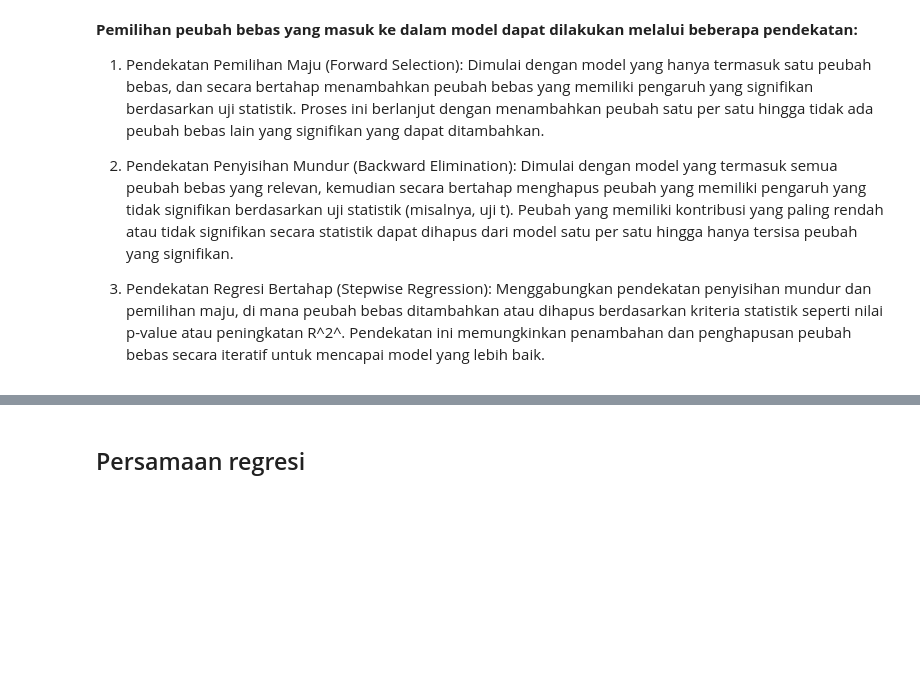
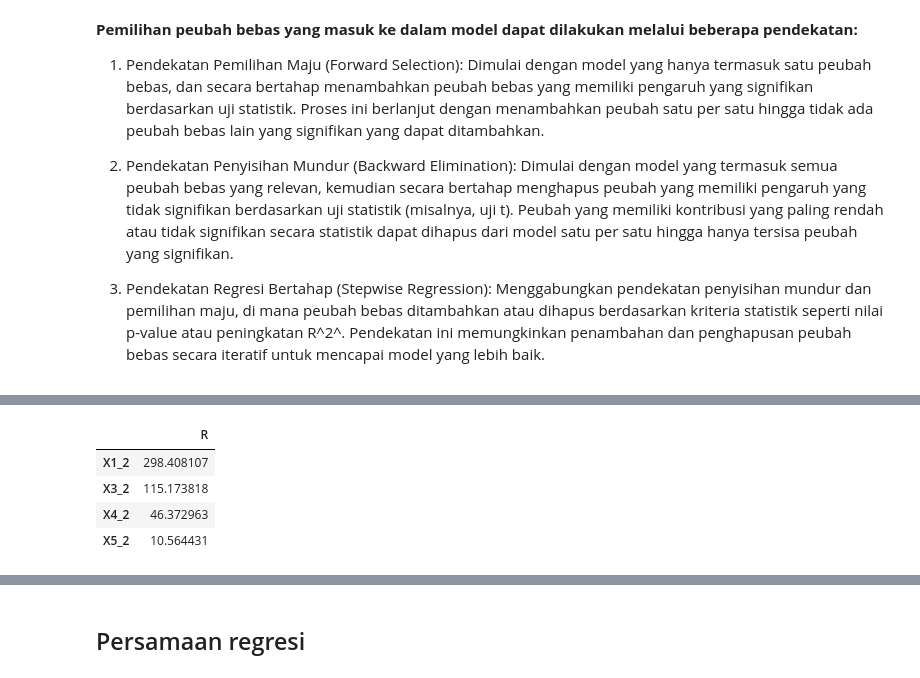
Before and after one commit to mzkki25/stepwise-linear-regression-without-libraries, a Jupyter notebook: regresi_linear.ipynb, the cells around one changed output, grey strips where cells are left out. Drawn from its saved outputs; the diff is of its cells as text; code cells hidden in the pictures; blank space fills up the shorter version.

```diff
--- a/regresi_linear.ipynb
+++ b/regresi_linear.ipynb
@@ -519,0 +462,19 @@ Maka, X4_123 tidak masuk ke dalam model
+# %%
+# Mencari nilai s^2 (rataan kuadrat galat untuk model yang memuat X2)
+X = np.array([[1, df['X2'][i]] for i in range(len(df))]) # Y = B0 + B2X2
+b = np.linalg.inv(X.T.dot(X)).dot(X.T).dot(Y)
+g = X.T.dot(Y)
+
+JKT = 0
+for i in range(len(Y)):
+    JKT += Y[i]**2
+JKT = JKT - (np.sum(Y)**2) / len(Y)
+
+JKR = 0
+for i in range(len(b)):
+    JKR += b[i] * g[i]
+JKR = JKR - (np.sum(Y)**2) / len(Y)
+
+JKG = JKT - JKR
+s2 = JKG / (len(Y) - 2)
+s2
@@ -519,0 +507,25 @@ Maka, X4_123 tidak masuk ke dalam model
+# %%
+# Langkah 2: Pilih peubah yang memberikan peningkatan R terbesar bersama dengan peubah yang telah dipilih sebelumnya
+Ri_2 = []
+
+for var in ['X1', 'X3', 'X4', 'X5']:
+    X = np.array([[1, df['X2'][i], df[var][i]] for i in range(len(df))]) # Y = B0 + B2X2 + BiXi
+    b = np.linalg.inv(X.T.dot(X)).dot(X.T).dot(Y)
+    g = X.T.dot(Y)
+
+    JKR = 0
+    for i in range(len(b)):
+        JKR += b[i] * g[i]
+    JKR = JKR - (np.sum(Y)**2) / len(Y)
+
+    Ri_2.append(JKR - R[1]) # R(B2, Bi) - R(B2)
+
+# Konversikan ke dataframe
+df_R2 = pd.DataFrame(Ri_2, index=['X1_2', 'X3_2', 'X4_2', 'X5_2'], columns=['R'])
+df_R2
+# %% [output]
+|  | R |
+| X1_2 | 298.408107 |
+| X3_2 | 115.173818 |
+| X4_2 | 46.372963 |
+| X5_2 | 10.564431 |
```
Also changed, not shown: parts of 107 cells of this notebook.
